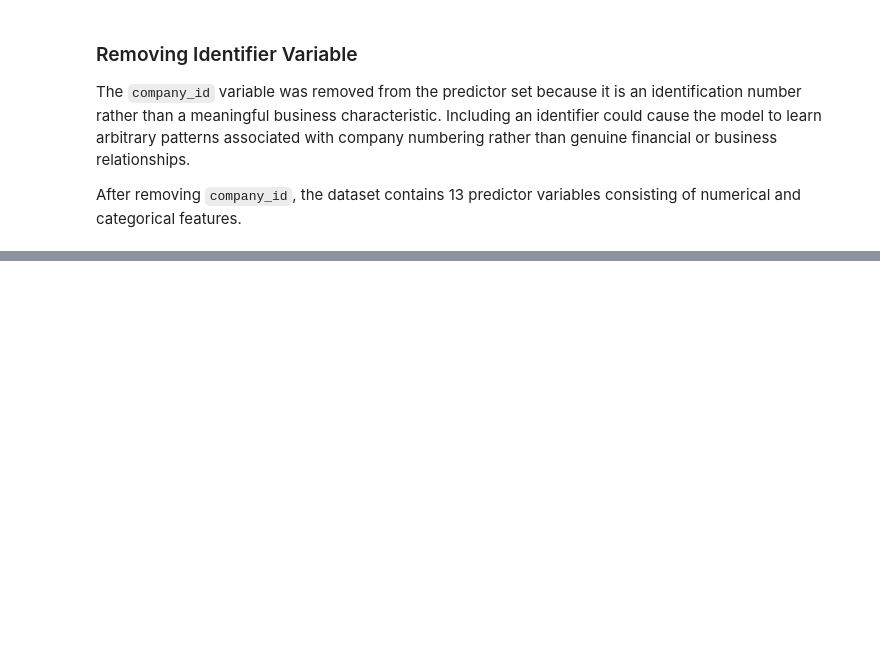
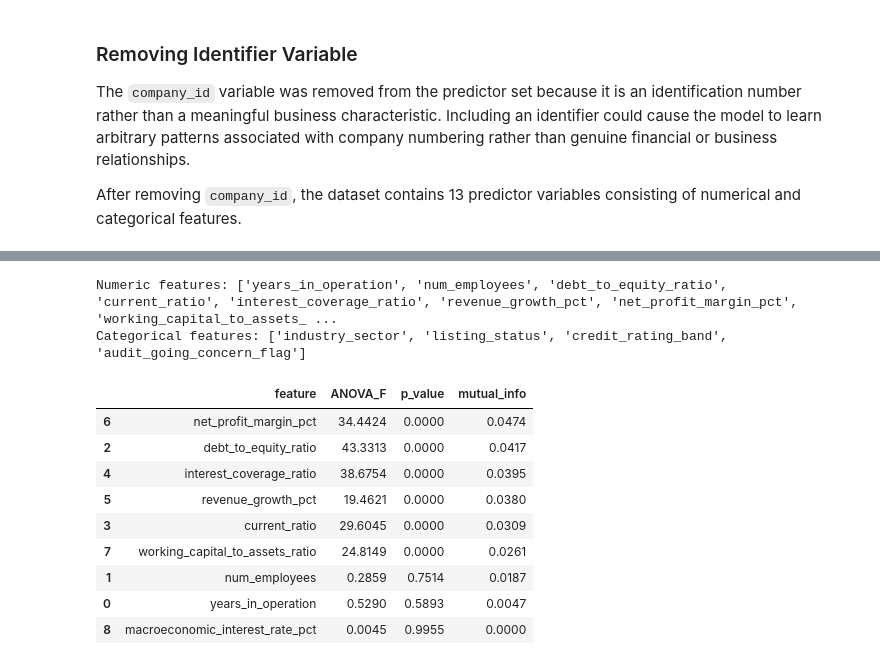
Before and after one commit to GraceChelangat/BI-ClassificationC1, a Jupyter notebook: notebooks/classification_corporate_financial_distress.ipynb, the cells around one changed output, grey strips where cells are left out. Saved outputs shown, nothing was run; the diff lists cells and outputs as text; code cells hidden in the pictures; blank space fills up the shorter version.

```diff
--- a/notebooks/classification_corporate_financial_distress.ipynb
+++ b/notebooks/classification_corporate_financial_distress.ipynb
@@ -591,0 +648,38 @@ After removing `company_id`, the dataset contains 13 predictor variables consist
+# %%
+## Re-derive numeric/categorical feature lists from the TRAINING split
+# specifically, so nothing here is influenced by test-set values
+numeric_features = X_train.select_dtypes(include=["number"]).columns.tolist()
+categorical_features = X_train.select_dtypes(include=["object", "category", "str"]).columns.tolist()
+
+print("Numeric features:", numeric_features)
+print("Categorical features:", categorical_features)
+# %% [output]
+Numeric features: ['years_in_operation', 'num_employees', 'debt_to_equity_ratio', 'current_ratio', 'interest_coverage_ratio', 'revenue_growth_pct', 'net_profit_margin_pct', 'working_capital_to_assets_ ...
+Categorical features: ['industry_sector', 'listing_status', 'credit_rating_band', 'audit_going_concern_flag']
+# %%
+# ANOVA F-test and Mutual Information for feature selection
+from sklearn.feature_selection import f_classif, mutual_info_classif
+numeric_train_filled = X_train[numeric_features].fillna(X_train[numeric_features].median())
+
+f_stats, p_values = f_classif(numeric_train_filled, y_train)
+mi_scores = mutual_info_classif(numeric_train_filled, y_train, random_state=42)
+
+numeric_selection = pd.DataFrame({
+    "feature": numeric_features,
+    "ANOVA_F": f_stats,
+    "p_value": p_values,
+    "mutual_info": mi_scores
+}).sort_values("mutual_info", ascending=False)
+
+numeric_selection.round(4)
+# %% [output]
+|  | feature | ANOVA_F | p_value | mutual_info |
+| 6 | net_profit_margin_pct | 34.4424 | 0.0000 | 0.0474 |
+| 2 | debt_to_equity_ratio | 43.3313 | 0.0000 | 0.0417 |
+| 4 | interest_coverage_ratio | 38.6754 | 0.0000 | 0.0395 |
+| 5 | revenue_growth_pct | 19.4621 | 0.0000 | 0.0380 |
+| 3 | current_ratio | 29.6045 | 0.0000 | 0.0309 |
+| 7 | working_capital_to_assets_ratio | 24.8149 | 0.0000 | 0.0261 |
+| 1 | num_employees | 0.2859 | 0.7514 | 0.0187 |
+| 0 | years_in_operation | 0.5290 | 0.5893 | 0.0047 |
+| 8 | macroeconomic_interest_rate_pct | 0.0045 | 0.9955 | 0.0000 |
```
Also changed, not shown: parts of 10 cells of this notebook.
